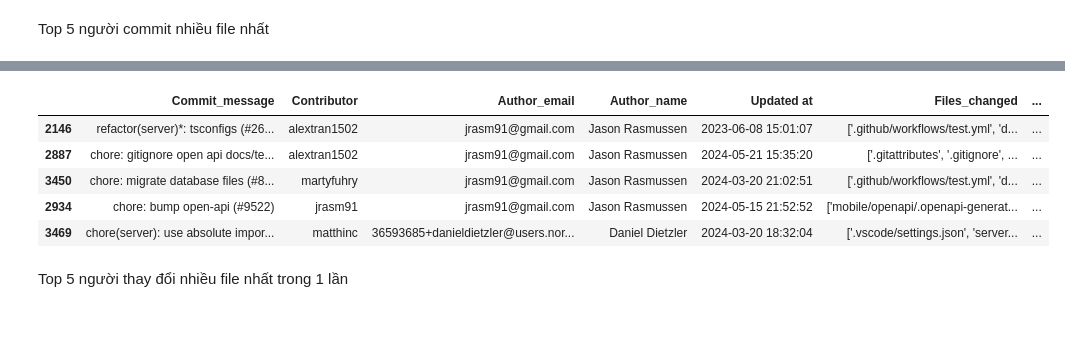
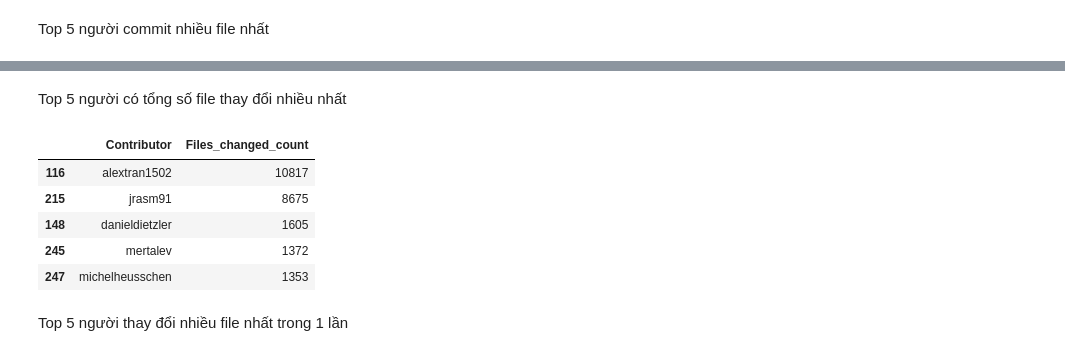
Before and after one commit to bokuwakira1411/PythonDataAnalysis, a Jupyter notebook: dataAnalyst.ipynb, the cells around one changed output, grey strips where cells are left out. Cells and saved outputs as stored; diff of their text form; code cells hidden in the pictures; blank space fills up the shorter version.

```diff
--- a/dataAnalyst.ipynb
+++ b/dataAnalyst.ipynb
@@ -1,6 +1,6 @@
 # %%
 import os
 import pandas as pd
-df = pd.read_csv(os.path.join('commit.csv'))
-pr_df = pd.read_csv(os.path.join('pr.csv'))
-issue_df = pd.read_csv(os.path.join('issue.csv'))
+df = pd.read_csv(os.path.join('data','commit.csv'))
+pr_df = pd.read_csv(os.path.join('data','pr.csv'))
+issue_df = pd.read_csv(os.path.join('data','issue.csv'))
@@ -240,0 +273,3 @@ df
+# %%
+df_temp = df.groupby('Contributor', as_index = False)['Files_changed_count'].sum()
+df_temp
@@ -241,13 +290,15 @@ df
+# %% [markdown]
+Top 5 người có tổng số file thay đổi nhiều nhất
 # %%
-df_temp = df.sort_values('Files_changed_count', ascending = False)
+df_temp = df_temp.sort_values('Files_changed_count', ascending=False)
 df_temp.head(5)
 # %% [output]
-|  | Commit_message | Contributor | Author_email | Author_name | Updated at | Files_changed | ... |
-| 2146 | refactor(server)*: tsconfigs (#26... | alextran1502 | jrasm91@gmail.com | Jason Rasmussen | 2023-06-08 15:01:07 | ['.github/workflows/test.yml', 'd... | ... |
-| 2887 | chore: gitignore open api docs/te... | alextran1502 | jrasm91@gmail.com | Jason Rasmussen | 2024-05-21 15:35:20 | ['.gitattributes', '.gitignore', ... | ... |
-| 3450 | chore: migrate database files (#8... | martyfuhry | jrasm91@gmail.com | Jason Rasmussen | 2024-03-20 21:02:51 | ['.github/workflows/test.yml', 'd... | ... |
-| 2934 | chore: bump open-api (#9522) | jrasm91 | jrasm91@gmail.com | Jason Rasmussen | 2024-05-15 21:52:52 | ['mobile/openapi/.openapi-generat... | ... |
-| 3469 | chore(server): use absolute impor... | matthinc | 36593685+danieldietzler@users.nor... | Daniel Dietzler | 2024-03-20 18:32:04 | ['.vscode/settings.json', 'server... | ... |
+|  | Contributor | Files_changed_count |
+| 116 | alextran1502 | 10817 |
+| 215 | jrasm91 | 8675 |
+| 148 | danieldietzler | 1605 |
+| 245 | mertalev | 1372 |
+| 247 | michelheusschen | 1353 |
 # %% [markdown]
 Top 5 người thay đổi nhiều file nhất trong 1 lần
 # %%
```
Also changed, not shown: parts of 29 cells of this notebook, 9 other files.
